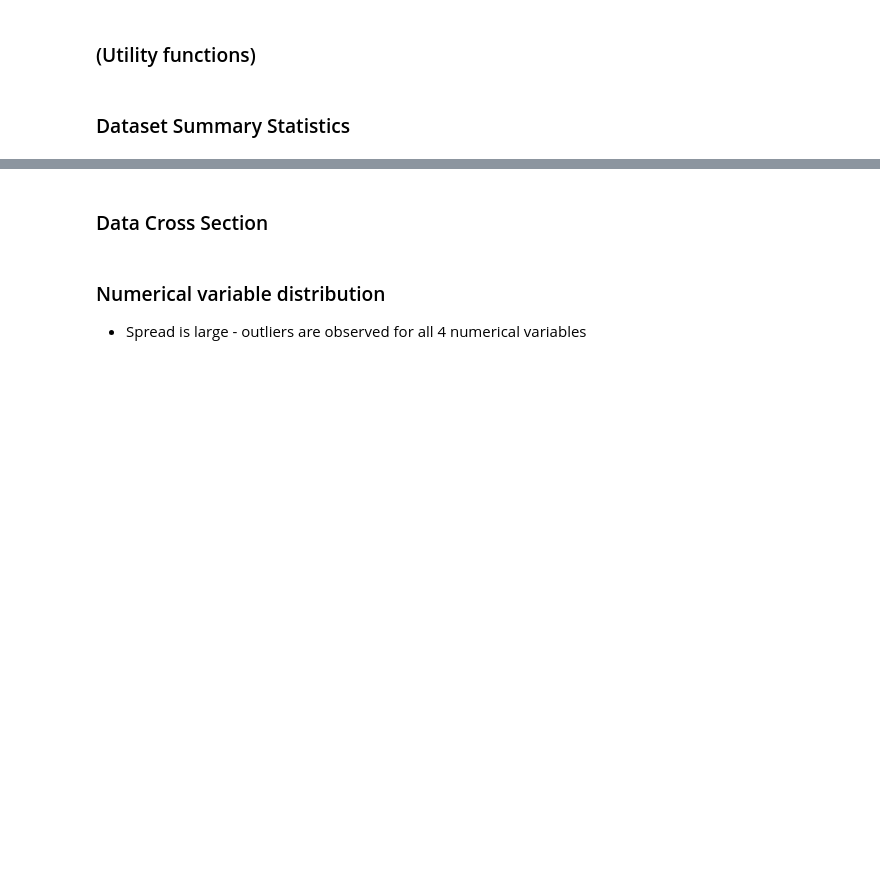
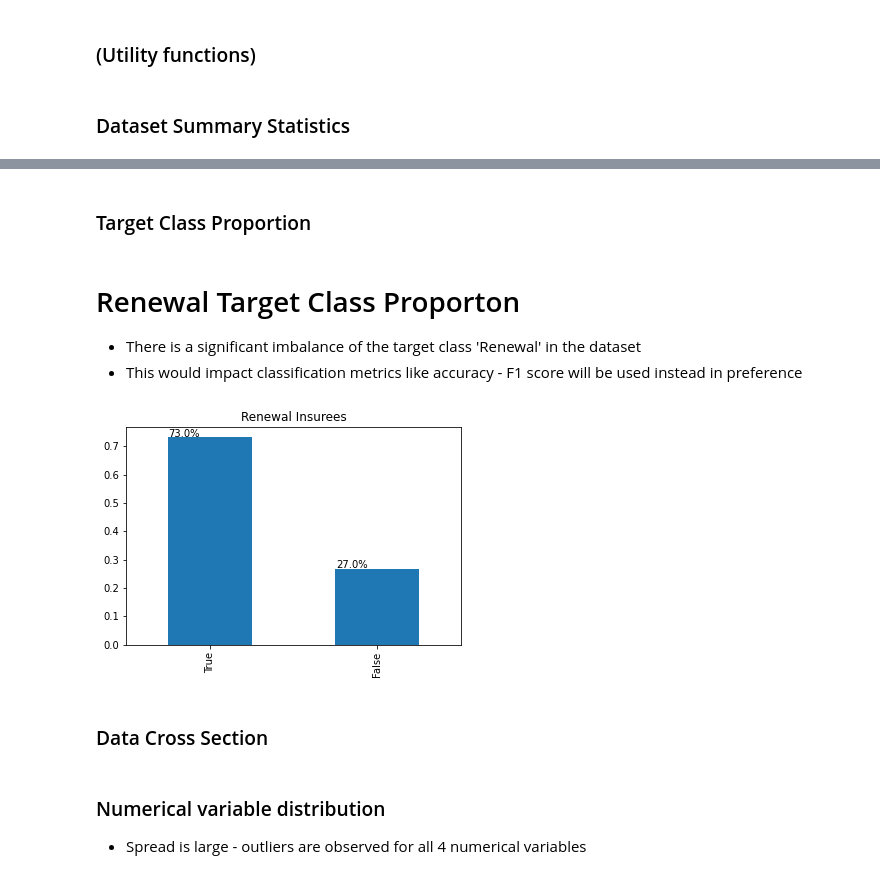
Before and after one commit to seanlamsk/tap2022-mol-vica, a Jupyter notebook: Insurance.ipynb, the cells around one changed output, grey strips where cells are left out. Saved outputs shown, nothing was run; the diff lists cells and outputs as text; code cells hidden in the pictures; blank space fills up the shorter version.

```diff
--- a/Insurance.ipynb
+++ b/Insurance.ipynb
@@ -237,6 +237,21 @@ clean_df.describe(include='all')
 | 50% | 2750.500000 | NaN | NaN | NaN | NaN | 29.000000 | NaN | ... |
 | 75% | 4125.250000 | NaN | NaN | NaN | NaN | 56.000000 | NaN | ... |
 | max | 5500.000000 | NaN | NaN | NaN | NaN | 720.000000 | NaN | ... |
+# %% [markdown]
+### Target Class Proportion
+# %%
+ax = clean_df['renewal'].value_counts(normalize=True).plot(kind='bar',title='Renewal Insurees')
+
+display(md("""# Renewal Target Class Proporton
+* There is a significant imbalance of the target class 'Renewal' in the dataset
+* This would impact classification metrics like accuracy - F1 score will be used instead in preference
+"""))
+annotate_bar(ax,lambda x: str(round(x,2)*100)+"%")
+# %% [output]
+# Renewal Target Class Proporton
+* There is a significant imbalance of the target class 'Renewal' in the dataset
+* This would impact classification metrics like accuracy - F1 score will be used instead in preference
+[figure, added]
 # %% [markdown]
 ### Data Cross Section
 # %%
```
Also changed, not shown: parts of 9 cells of this notebook.
